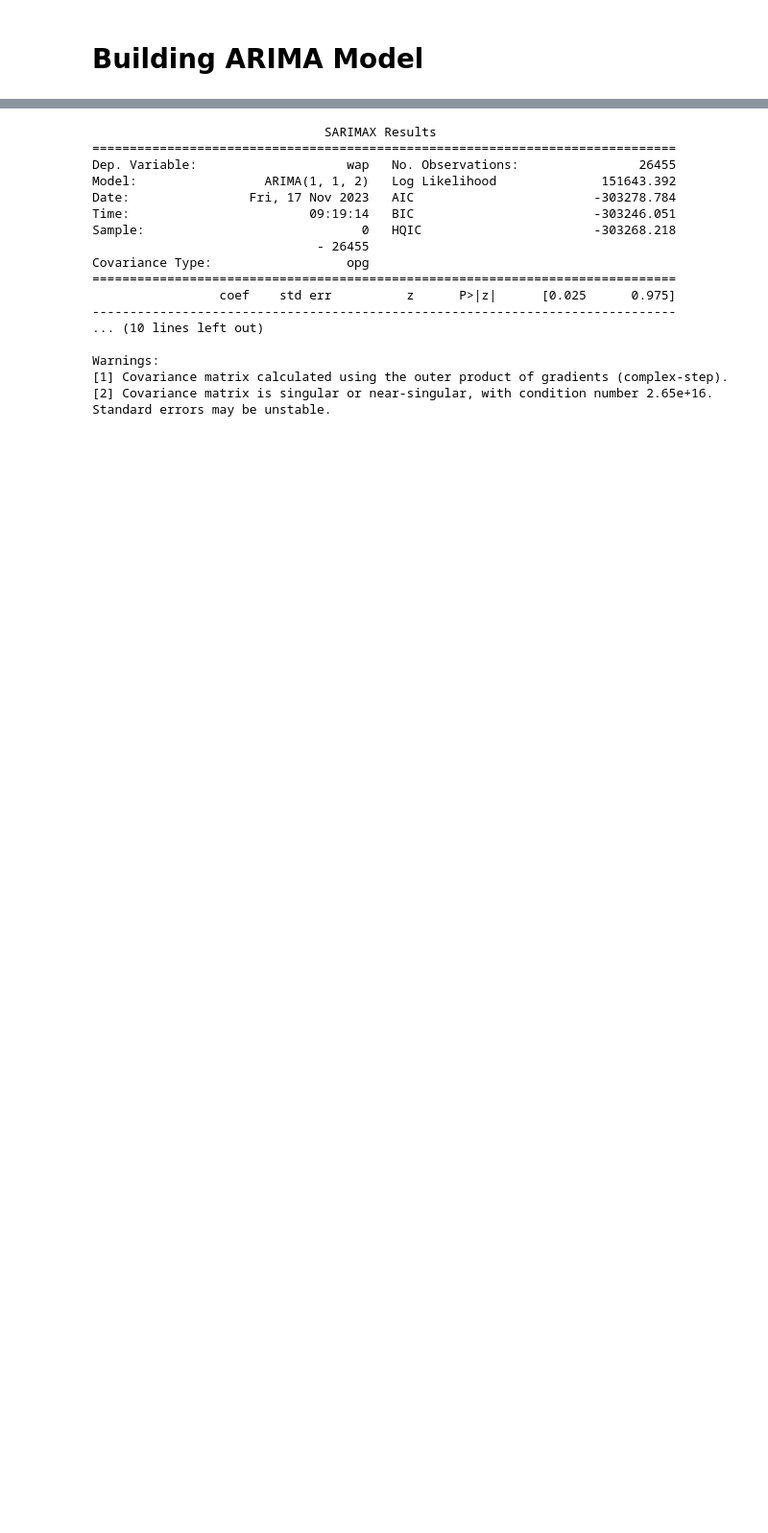
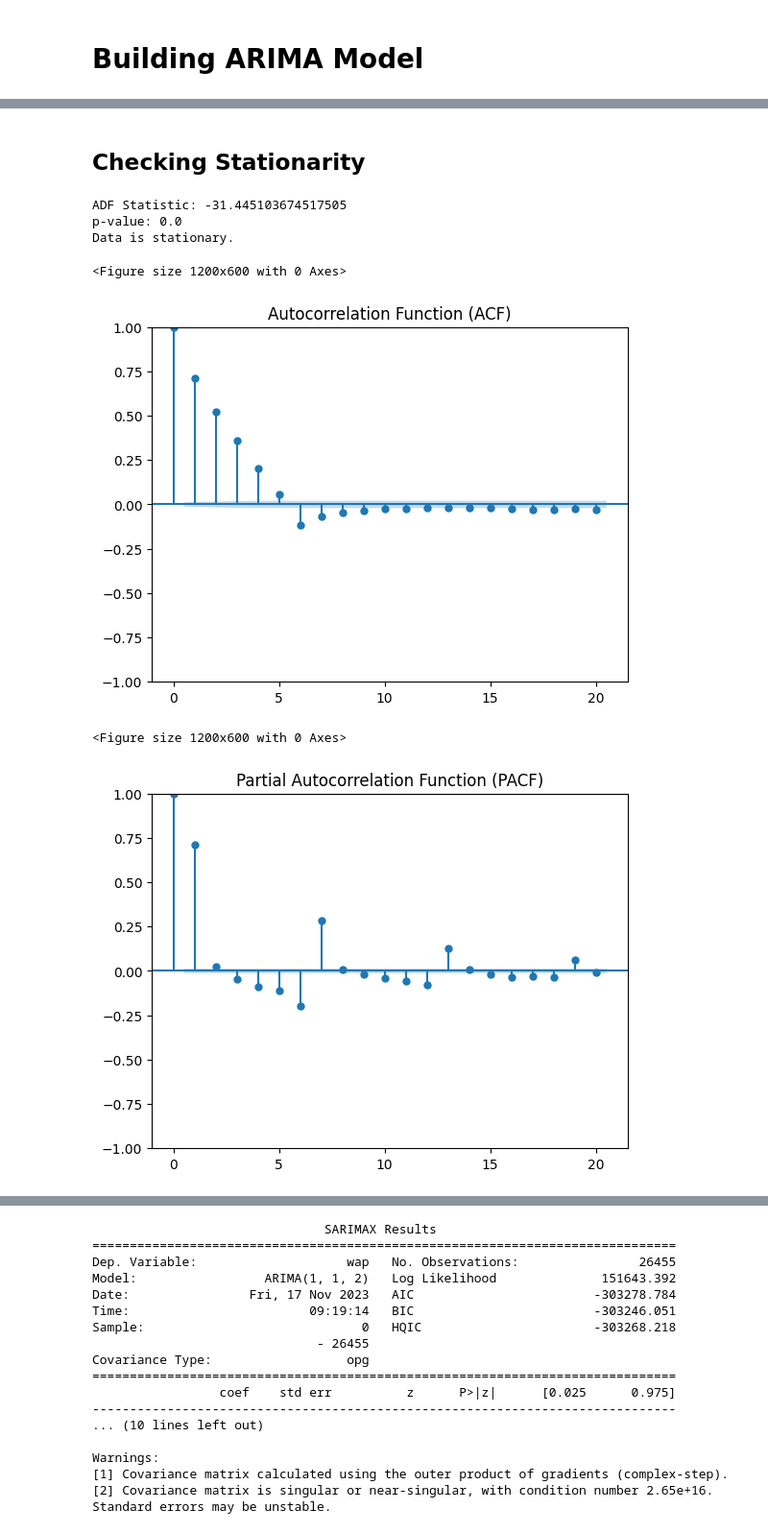
Before and after one commit to UNT-CSCE-Projects/US_stock_market_prediction, a Jupyter notebook: Stock_138_Latifi.ipynb, the cells around one changed output, grey strips where cells are left out. Shown at 96% size. Saved outputs shown, nothing was run; the diff lists cells and outputs as text; code cells hidden in the pictures; blank space fills up the shorter version.

```diff
--- a/Stock_138_Latifi.ipynb
+++ b/Stock_138_Latifi.ipynb
@@ -471,0 +519,24 @@ model_fit = model.fit()
+# %% [markdown]
+## Checking Stationarity
+# %%
+# Check stationarity and perform differencing
+target_diff = check_stationarity(target)
+
+# Plot ACF and PACF for order selection
+plt.figure(figsize=(12, 6))
+plot_acf(target_diff, lags=20)
+plt.title('Autocorrelation Function (ACF)')
+plt.show()
+
+plt.figure(figsize=(12, 6))
+plot_pacf(target_diff, lags=20)
+plt.title('Partial Autocorrelation Function (PACF)')
+plt.show()
+# %% [output]
+ADF Statistic: -31.445103674517505
+p-value: 0.0
+Data is stationary.
+<Figure size 1200x600 with 0 Axes>
+[figure, added]
+<Figure size 1200x600 with 0 Axes>
+[figure, added]
```
Also changed, not shown: parts of 8 cells of this notebook.
